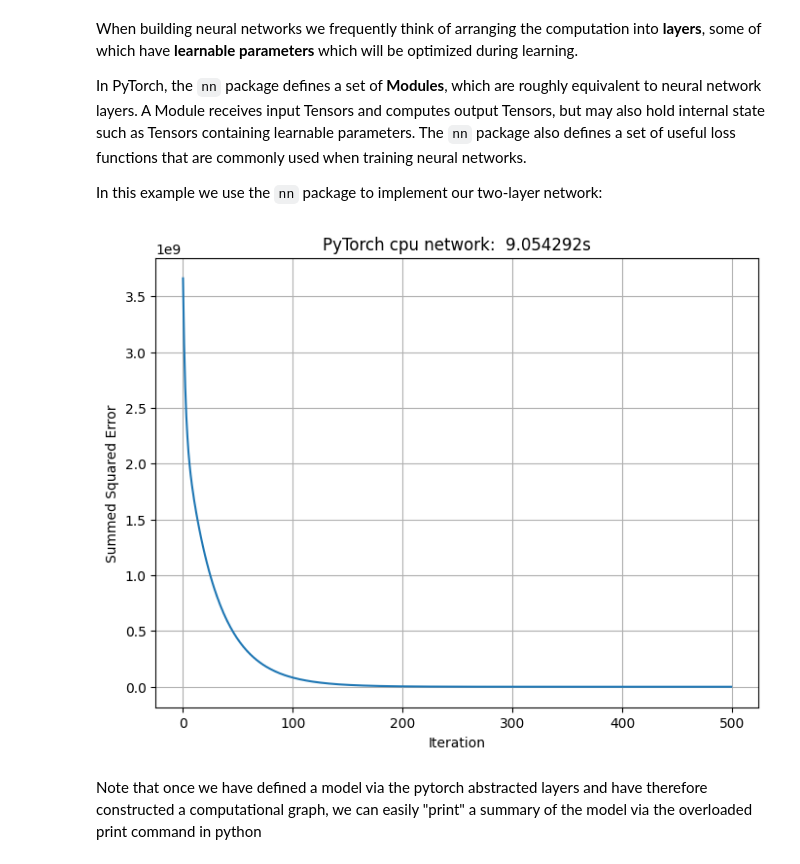
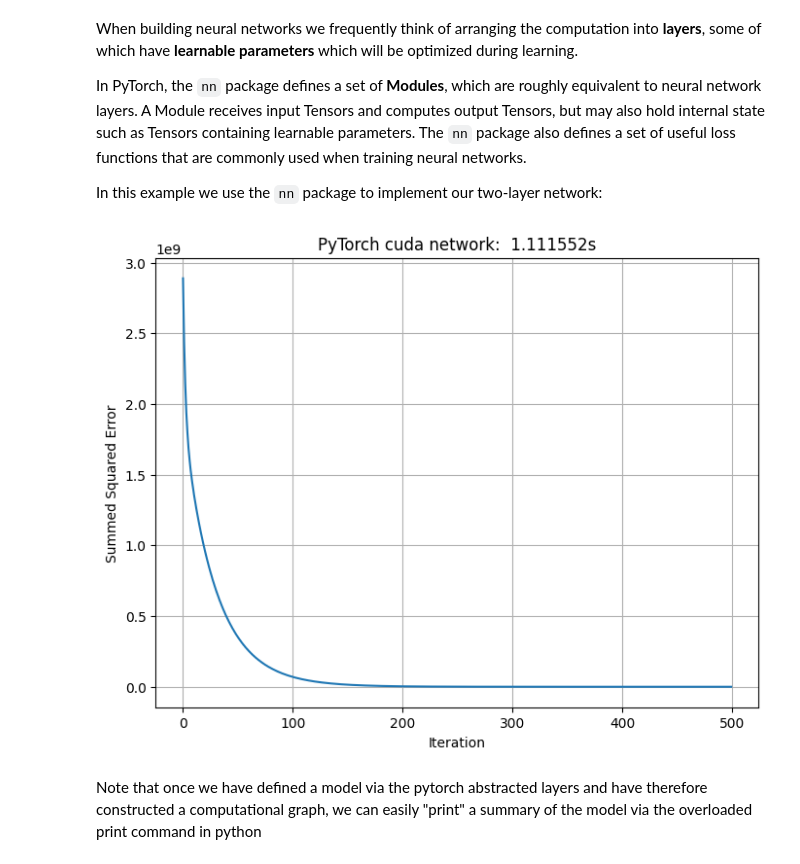
Before and after one commit to jshim0978/KU_NN, a Jupyter notebook: 2023020923_2023020928_C5/005_Neural_Networks_Pytorch_Intro_Class.ipynb, the cells around one changed output. Cells and saved outputs as stored; diff of their text form; code cells hidden in the pictures.

```diff
--- a/2023020923_2023020928_C5/005_Neural_Networks_Pytorch_Intro_Class.ipynb
+++ b/2023020923_2023020928_C5/005_Neural_Networks_Pytorch_Intro_Class.ipynb
@@ -92,11 +92,11 @@ Let's reimplement the network using PyTorch commands - for most commands, this s
 # %%
 #if (torch.has_cuda): # do this for automatic switching
 
-# doGPU=True
-# if (doGPU):
-#     device = torch.device('cuda')
-# else:
-device = torch.device('mpu')
+doGPU=True
+if (doGPU):
+    device = torch.device('cuda')
+else:
+    device = torch.device('cpu')
 
 start=time.time()
 # N is batch size; D_in is input dimension;
@@ -129,7 +129,7 @@ for it in range(max_iterations):
     # of shape (); we can get its value as a Python
     # number with loss.item().
     loss = (y_pred - y).pow(2).sum()
-    l2_errors[it] = loss.item()
+    l2_errors[it]=loss.item()
 
     # Backprop to compute gradients of w1 and w2 with respect to loss
     grad_y_pred = 2.0 * (y_pred - y)
@@ -177,7 +175,12 @@ training do **not** need to be derived even though they of course are PyTorch op
 Let's implement this:
 # %%
 #if (torch.has_cuda): # do this for automatic switching
-device = torch.device('mps:0' if torch.backends.mps.is_available() else 'cpu')
+
+doGPU=True
+if (doGPU):
+    device = torch.device('cuda')
+else:
+    device = torch.device('cpu')
 
 start=time.time()
 
@@ -265,7 +268,12 @@ Tensors containing learnable parameters. The `nn` package also defines a set of
 In this example we use the `nn` package to implement our two-layer network:
 # %%
 #if (torch.has_cuda): # do this for automatic switching
-device = torch.device('mps:0' if torch.backends.mps.is_available() else 'cpu')
+
+doGPU=True
+if (doGPU):
+    device = torch.device('cuda')
+else:
+    device = torch.device('cpu')
 
 start=time.time()
 
@@ -282,7 +290,7 @@ N, D_in, H, D_out = 64, 1000, 10000, 10
 model = torch.nn.Sequential(
     torch.nn.Linear(D_in, H),
     torch.nn.ReLU(),
-    torch.nn.Linear(H, D_out),
+    torch.nn.Linear(H, D_out)
 ).to(device)
 
 def weights_init(m):
@@ -315,35 +323,35 @@ for it in range(max_iterations):
 
 
 
     # Compute and print loss. We pass Tensors containing the predicted and true
     # values of y, and the loss function returns a Tensor containing the loss.
     loss = loss_fn(y_pred, y)
     l2_errors[it] = loss.item()
 
     # Zero the gradients before running the backward pass.
     model.zero_grad()
 
     # Backward pass: compute gradient of the loss with respect to all the learnable
     # parameters of the model. Internally, the parameters of each Module are stored
     # in Tensors with requires_grad=True, so this call will compute gradients for
     # all learnable parameters in the model.
     loss.backward()
 
     # Update the weights using gradient descent. Each parameter is a Tensor, so
     # we can access its data and gradients like we did before.
     with torch.no_grad():
         for param in model.parameters():
-            param -= learning_rate * param.grad
+            param.data -= learning_rate * param.grad
 
 total_time = time.time()-start
 fig,ax = plt.subplots(figsize=(8,6))
 plt.plot(l2_errors)
 plt.xlabel('Iteration')
 plt.ylabel('Summed Squared Error')
 plt.title('PyTorch {0:} network: {1: 0.6f}s'.format(device,total_time))
 plt.grid()
 # %% [output]
-[figure, old version]
+[figure, new version]
 # %% [markdown]
 Note that once we have defined a model via the pytorch abstracted layers and have therefore constructed a computational graph, we can easily "print" a summary of the model via the overloaded print command in python
 # %%
```
Also changed, not shown: parts of 6 cells of this notebook, 5 other files.
